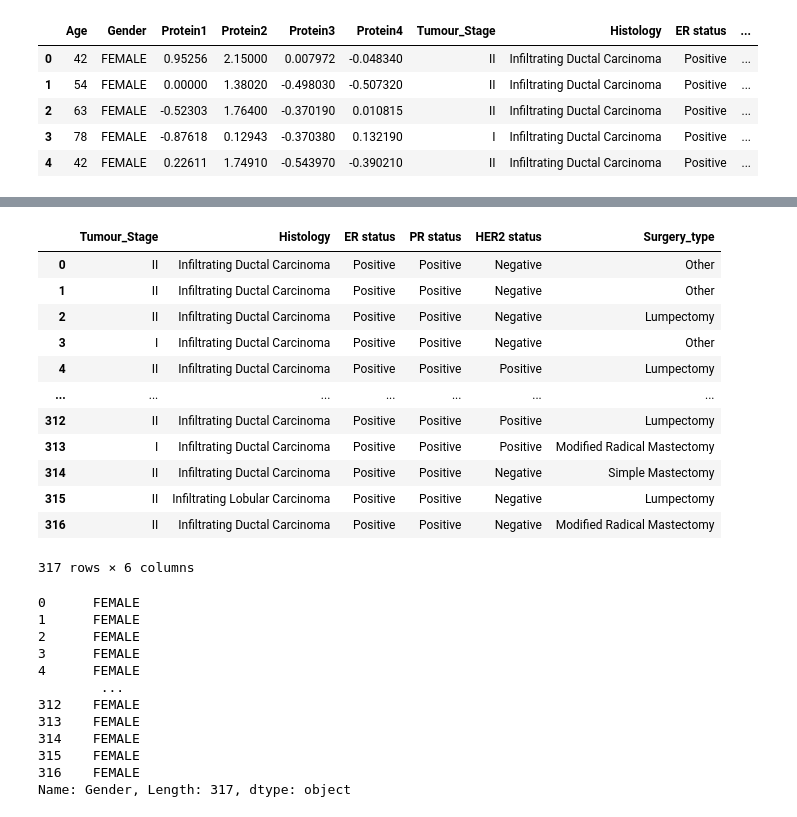
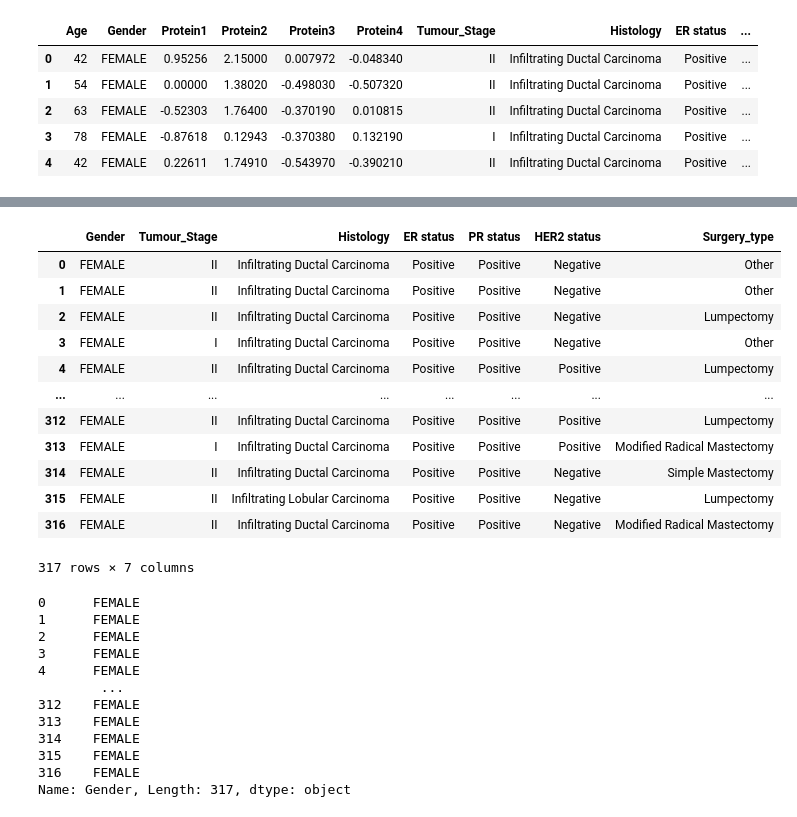
Before and after one commit to AkramMaouche/Breast-Cancer-Survival-Prediction, a Jupyter notebook: src/Notebook/Model_trainer.ipynb, the cells around one changed output, grey strips where cells are left out. Saved outputs shown, nothing was run; the diff lists cells and outputs as text; code cells hidden in the pictures.

```diff
--- a/src/Notebook/Model_trainer.ipynb
+++ b/src/Notebook/Model_trainer.ipynb
@@ -102,23 +102,22 @@ Name: Patient_Status, dtype: object
 # %%
 #Create Columns with 3 types of of transformers
 
 catgorical_features = X.select_dtypes(include='O')
-catgorical_features  = catgorical_features.drop(columns='Gender',axis = 1)
 catgorical_features
 # %% [output]
-|  | Tumour_Stage | Histology | ER status | PR status | HER2 status | Surgery_type |
-| 0 | II | Infiltrating Ductal Carcinoma | Positive | Positive | Negative | Other |
-| 1 | II | Infiltrating Ductal Carcinoma | Positive | Positive | Negative | Other |
-| 2 | II | Infiltrating Ductal Carcinoma | Positive | Positive | Negative | Lumpectomy |
-| 3 | I | Infiltrating Ductal Carcinoma | Positive | Positive | Negative | Other |
-| 4 | II | Infiltrating Ductal Carcinoma | Positive | Positive | Positive | Lumpectomy |
-| ... | ... | ... | ... | ... | ... | ... |
-| 312 | II | Infiltrating Ductal Carcinoma | Positive | Positive | Positive | Lumpectomy |
-| 313 | I | Infiltrating Ductal Carcinoma | Positive | Positive | Positive | Modified Radical Mastectomy |
-| 314 | II | Infiltrating Ductal Carcinoma | Positive | Positive | Negative | Simple Mastectomy |
-| 315 | II | Infiltrating Lobular Carcinoma | Positive | Positive | Negative | Lumpectomy |
-| 316 | II | Infiltrating Ductal Carcinoma | Positive | Positive | Negative | Modified Radical Mastectomy |
+|  | Gender | Tumour_Stage | Histology | ER status | PR status | HER2 status | Surgery_type |
+| 0 | FEMALE | II | Infiltrating Ductal Carcinoma | Positive | Positive | Negative | Other |
+| 1 | FEMALE | II | Infiltrating Ductal Carcinoma | Positive | Positive | Negative | Other |
+| 2 | FEMALE | II | Infiltrating Ductal Carcinoma | Positive | Positive | Negative | Lumpectomy |
+| 3 | FEMALE | I | Infiltrating Ductal Carcinoma | Positive | Positive | Negative | Other |
+| 4 | FEMALE | II | Infiltrating Ductal Carcinoma | Positive | Positive | Positive | Lumpectomy |
+| ... | ... | ... | ... | ... | ... | ... | ... |
+| 312 | FEMALE | II | Infiltrating Ductal Carcinoma | Positive | Positive | Positive | Lumpectomy |
+| 313 | FEMALE | I | Infiltrating Ductal Carcinoma | Positive | Positive | Positive | Modified Radical Mastectomy |
+| 314 | FEMALE | II | Infiltrating Ductal Carcinoma | Positive | Positive | Negative | Simple Mastectomy |
+| 315 | FEMALE | II | Infiltrating Lobular Carcinoma | Positive | Positive | Negative | Lumpectomy |
+| 316 | FEMALE | II | Infiltrating Ductal Carcinoma | Positive | Positive | Negative | Modified Radical Mastectomy |
-317 rows × 6 columns
+317 rows × 7 columns
 # %%
 Gender_feature = X['Gender']
 Gender_feature
```
Also changed, not shown: parts of 7 cells of this notebook.
